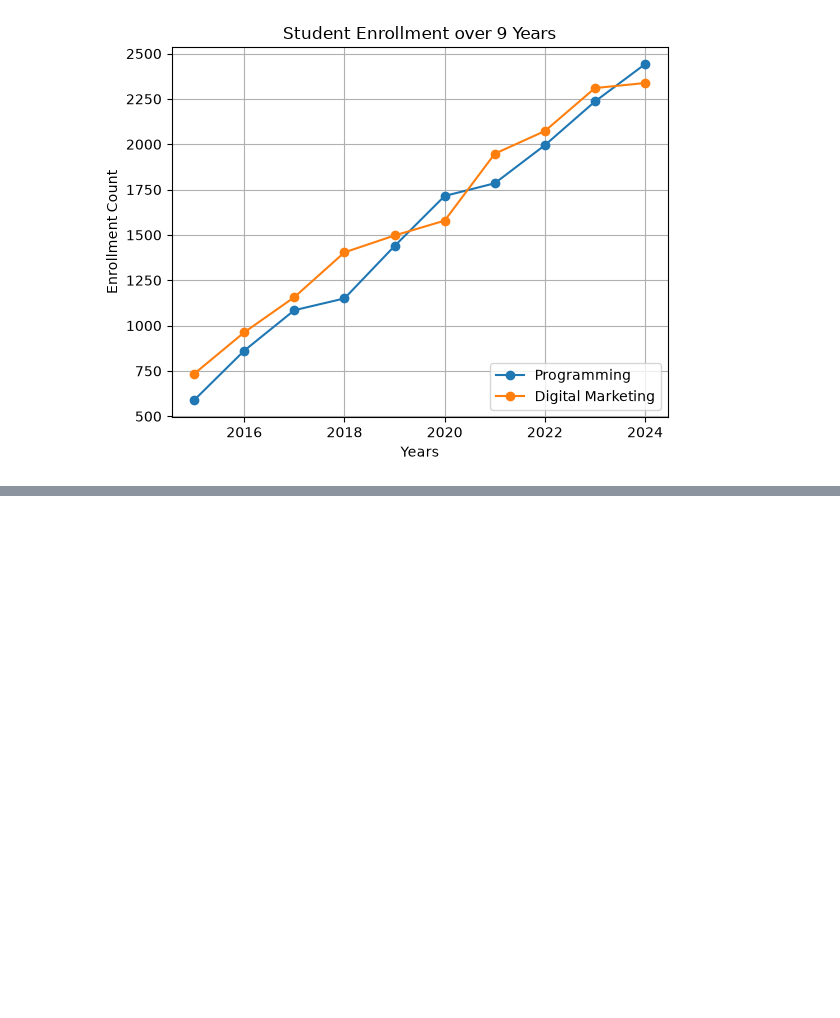
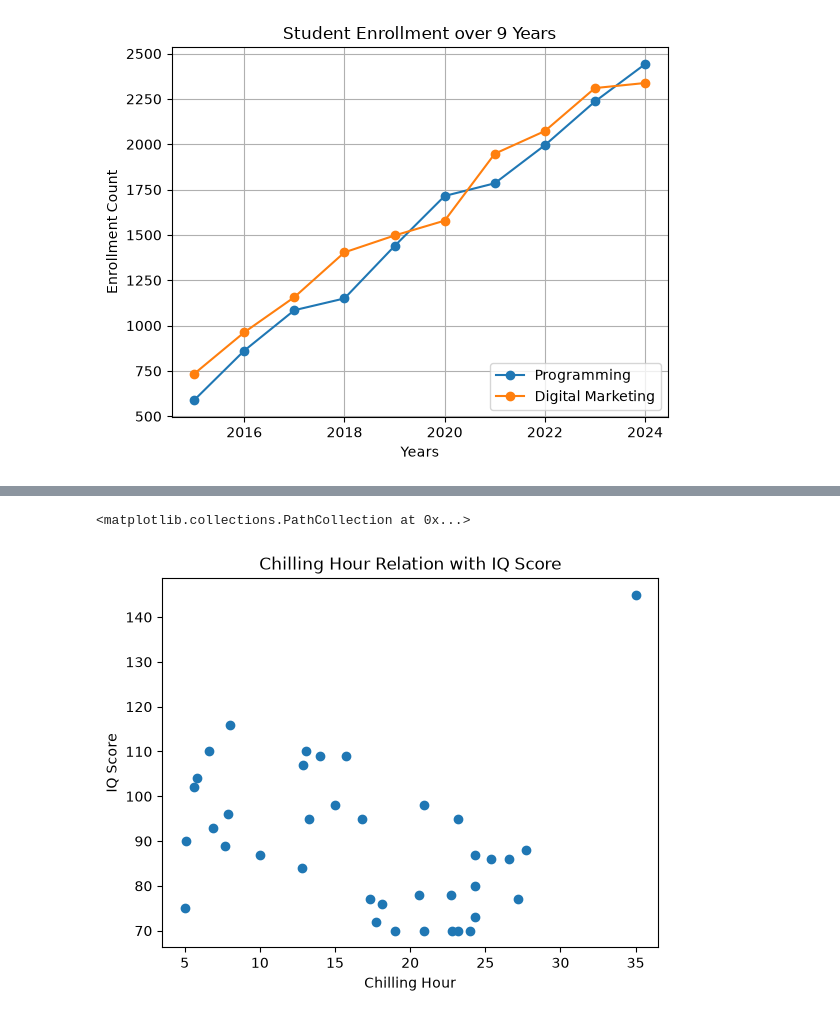
Before and after one commit to thisisyourfahi/phitron-ai-prog-with-python, a Jupyter notebook: module-15/matplotlib-basics.ipynb, the cells around one changed output, grey strips where cells are left out. Saved outputs shown, nothing was run; the diff lists cells and outputs as text; code cells hidden in the pictures; blank space fills up the shorter version.

```diff
--- a/module-15/matplotlib-basics.ipynb
+++ b/module-15/matplotlib-basics.ipynb
@@ -124,0 +170,12 @@ plt.savefig('Student Enrollment over 9 Years', dpi=300, bbox_inches='tight')
+# %%
+# let's see the correlation between chilling hour and iq score
+
+plt.title('Chilling Hour Relation with IQ Score')
+plt.ylabel('IQ Score')
+plt.xlabel('Chilling Hour')
+
+plt.scatter(students['Chilling_Hours'], students['IQ_Score'])
+# negative correlation
+# %% [output]
+<matplotlib.collections.PathCollection at 0x...>
+[figure, added]
```
Also changed, not shown: parts of 5 cells of this notebook, 1 other file.
